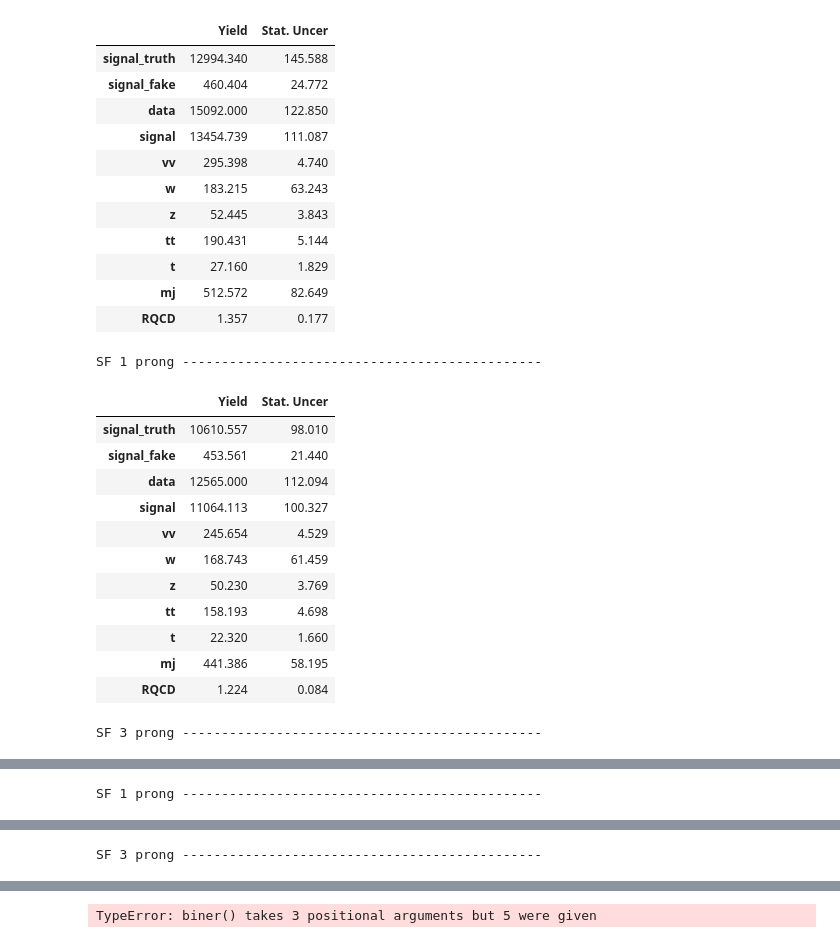
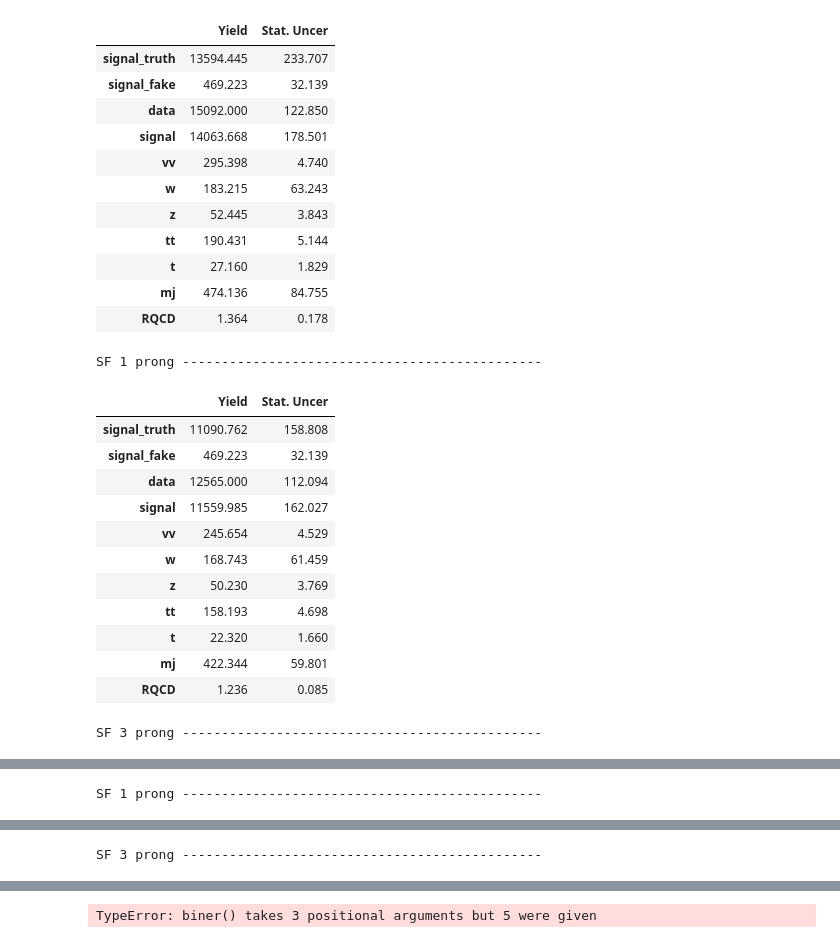
Before and after one commit to diegobaronm/TauID, a Jupyter notebook: TauMu/Plots/MJ Estimation.ipynb, the cells around one changed output, grey strips where cells are left out. Drawn from its saved outputs; the diff is of its cells as text; code cells hidden in the pictures.

Commit message:
Finalising plotting scripts to get binned SFs in Z->taulep and modifying Z->ll final state to get histograms to bin the SFs.

```diff
--- a/TauMu/Plots/MJ Estimation.ipynb
+++ b/TauMu/Plots/MJ Estimation.ipynb
@@ -159,6 +157,6 @@ for i in ["SR_OS/","SR_SS/","CR_OS/","CR_SS/"]:
 # %%
 ##### SELECTING GENERATOR FOR SIGNAL SAMPLE
-signal_sample="Signal_Sherpa.root"
+signal_sample="Signal_PoPy.root"
 signal_string=signal_sample.strip("Signal").strip(".root")
 production=True
 
@@ -312,8 +310,8 @@ for k in histos:
 
 
         print(k)
-        print("RQCD=",round(RQCD,3))
-        print("Sigma(RQCD)=",round(sigma_rqcd,3))
+        #print("RQCD=",round(RQCD,3))
+        #print("Sigma(RQCD)=",round(sigma_rqcd,3))
 
     # HISTOGRAM FOR SR_OS
 
@@ -344,14 +342,15 @@ for k in histos:
     s=data_sr_ss.GetXaxis().GetBinLowEdge(1)
     e=data_sr_ss.GetXaxis().GetBinUpEdge(data_sr_ss.GetNbinsX())
     n=5
+
     if rebin=="yy" or rebin=="yn":
         rebining=biner(histos[k][1][0],histos[k][1][1],data_sr_os)
         nb=len(rebining)-1
-        mc_sr_ss=mc_sr_ss.Rebin(nb,"mc_sr_ss",rebining)
-        data_sr_ss=data_sr_ss.Rebin(nb,"data_sr_ss",rebining)
+        #mc_sr_ss=mc_sr_ss.Rebin(nb,"mc_sr_ss",rebining)
+        #data_sr_ss=data_sr_ss.Rebin(nb,"data_sr_ss",rebining)
 
-        mc_sr_os=mc_sr_os.Rebin(nb,"mc_sr_os",rebining)
-        data_sr_os=data_sr_os.Rebin(nb,"data_sr_os",rebining)
+        #mc_sr_os=mc_sr_os.Rebin(nb,"mc_sr_os",rebining)
+        #data_sr_os=data_sr_os.Rebin(nb,"data_sr_os",rebining)
 
 
     MJ_BG=data_sr_ss.Clone()
@@ -375,12 +374,12 @@ for k in histos:
         X=MJ_BG.Integral(1,MJ_BG.GetNbinsX()+1)
         if X<0:
             X=0
-            print("SR_SS Yield",X)
+            #print("SR_SS Yield",X)
             MJ_BG.Scale(RQCD)
         else :
-            print("SR_SS Yield",X)
+            #print("SR_SS Yield",X)
             MJ_BG.Scale(RQCD)
-    print("\n")
+    #print("\n")
 
     # ADDING CONTROL REGION STAT. UNCERTAINTIES TO MJ BACKGROUND
 
@@ -395,7 +394,7 @@ for k in histos:
 
     ##############################
     file=ROOT.TFile.Open("SR_OS/MJ.root","update")
-    MJ_BG.Write(a)
+    MJ_BG.Write(a,ROOT.TObject.kOverwrite)
     file.Close()
     ##############################
 
@@ -411,7 +410,6 @@ for k in histos:
     Ttbar=ROOT.TFile.Open("SR_OS/ttbar.root","READ")
     SingleTop=ROOT.TFile.Open("SR_OS/singletop.root","READ")
     MJ=ROOT.TFile.Open("SR_OS/MJ.root","READ")
-    Error=ROOT.TFile.Open("SR_OS/MC.root","READ")
 
 
     data=Data.Get(a)
@@ -421,7 +419,6 @@ for k in histos:
     z=Zjets.Get(a)
     tt=Ttbar.Get(a)
     t=SingleTop.Get(a)
-    error=Error.Get(a)
     mj=MJ.Get(a)
 
 
@@ -433,7 +430,6 @@ for k in histos:
     tt.SetDirectory(0)
     t.SetDirectory(0)
     mj.SetDirectory(0)
-    error.SetDirectory(0)
 
     Signal.Close()
     Data.Close()
@@ -443,11 +439,28 @@ for k in histos:
     Ttbar.Close()
     SingleTop.Close()
     MJ.Close()
-    Error.Close()
 
-    ####### DECLARING STACK HISTOGRAM ######
+    ##### SCALING W+JETS
+
+    wjets_sf=0.8
+    sigma_wjets_sf=0.2
+
+    w.Scale(1/wjets_sf)
+
+    for j in range(1,w.GetNbinsX()+1):
+        w.SetBinError(j,(w.GetBinError(j)**2+(w.GetBinContent(j)**2)*(sigma_wjets_sf/wjets_sf)**2)**0.5)
+
+    ####### DECLARING STACK HISTOGRAM AND STAT. UNCERN ONE######
 
     hs = ROOT.THStack("hs","")
+
+    error=signal.Clone()
+    error.Add(mj,1)
+    error.Add(z,1)
+    error.Add(vv,1)
+    error.Add(tt,1)
+    error.Add(t,1)
+    error.Add(w,1)
 
     ###### REBINING HISTOGRAMS #######
 
@@ -459,17 +472,9 @@ for k in histos:
         t=t.Rebin(nb,"t",rebining)
         z=z.Rebin(nb,"z",rebining)
         w=w.Rebin(nb,"w",rebining)
+        mj=mj.Rebin(nb,"mj",rebining)
         error=error.Rebin(nb,"error",rebining)
 
-    ##### SCALING W+JETS
-
-    wjets_sf=0.8
-    sigma_wjets_sf=0.2
-
-    w.Scale(1/wjets_sf)
-
-    for j in range(1,w.GetNbinsX()+1):
-        w.SetBinError(j,(w.GetBinError(j)**2+(w.GetBinContent(j)**2)*(sigma_wjets_sf/wjets_sf)**2)**0.5)
 
     ###### CALCULATING THE RATIO MC/DATA #######
 
@@ -519,9 +524,6 @@ for k in histos:
     hs.Add(t)
     hs.Add(mj)
     hs.Add(signal)
-
-    error.Add(mj,1)
-
 
     ##### DRAWING CANVAS #######
 
@@ -805,30 +807,30 @@ Sigma(RQCD_3p)= 0.177
 
 
 SF 1+3 prongs ----------------------------------------------
 |  | Yield | Stat. Uncer |
-| signal_truth | 12994.340 | 145.588 |
-| signal_fake | 460.404 | 24.772 |
+| signal_truth | 13594.445 | 233.707 |
+| signal_fake | 469.223 | 32.139 |
 | data | 15092.000 | 122.850 |
-| signal | 13454.739 | 111.087 |
+| signal | 14063.668 | 178.501 |
 | vv | 295.398 | 4.740 |
 | w | 183.215 | 63.243 |
 | z | 52.445 | 3.843 |
 | tt | 190.431 | 5.144 |
 | t | 27.160 | 1.829 |
-| mj | 512.572 | 82.649 |
-| RQCD | 1.357 | 0.177 |
+| mj | 474.136 | 84.755 |
+| RQCD | 1.364 | 0.178 |
 SF 1 prong ----------------------------------------------
 |  | Yield | Stat. Uncer |
-| signal_truth | 10610.557 | 98.010 |
-| signal_fake | 453.561 | 21.440 |
+| signal_truth | 11090.762 | 158.808 |
+| signal_fake | 469.223 | 32.139 |
 | data | 12565.000 | 112.094 |
-| signal | 11064.113 | 100.327 |
+| signal | 11559.985 | 162.027 |
 | vv | 245.654 | 4.529 |
 | w | 168.743 | 61.459 |
 | z | 50.230 | 3.769 |
 | tt | 158.193 | 4.698 |
 | t | 22.320 | 1.660 |
-| mj | 441.386 | 58.195 |
-| RQCD | 1.224 | 0.084 |
+| mj | 422.344 | 59.801 |
+| RQCD | 1.236 | 0.085 |
 SF 3 prong ----------------------------------------------
 |  | Yield | Stat. Uncer |
```
Also changed, not shown: parts of 6 cells of this notebook, 9 other files.
